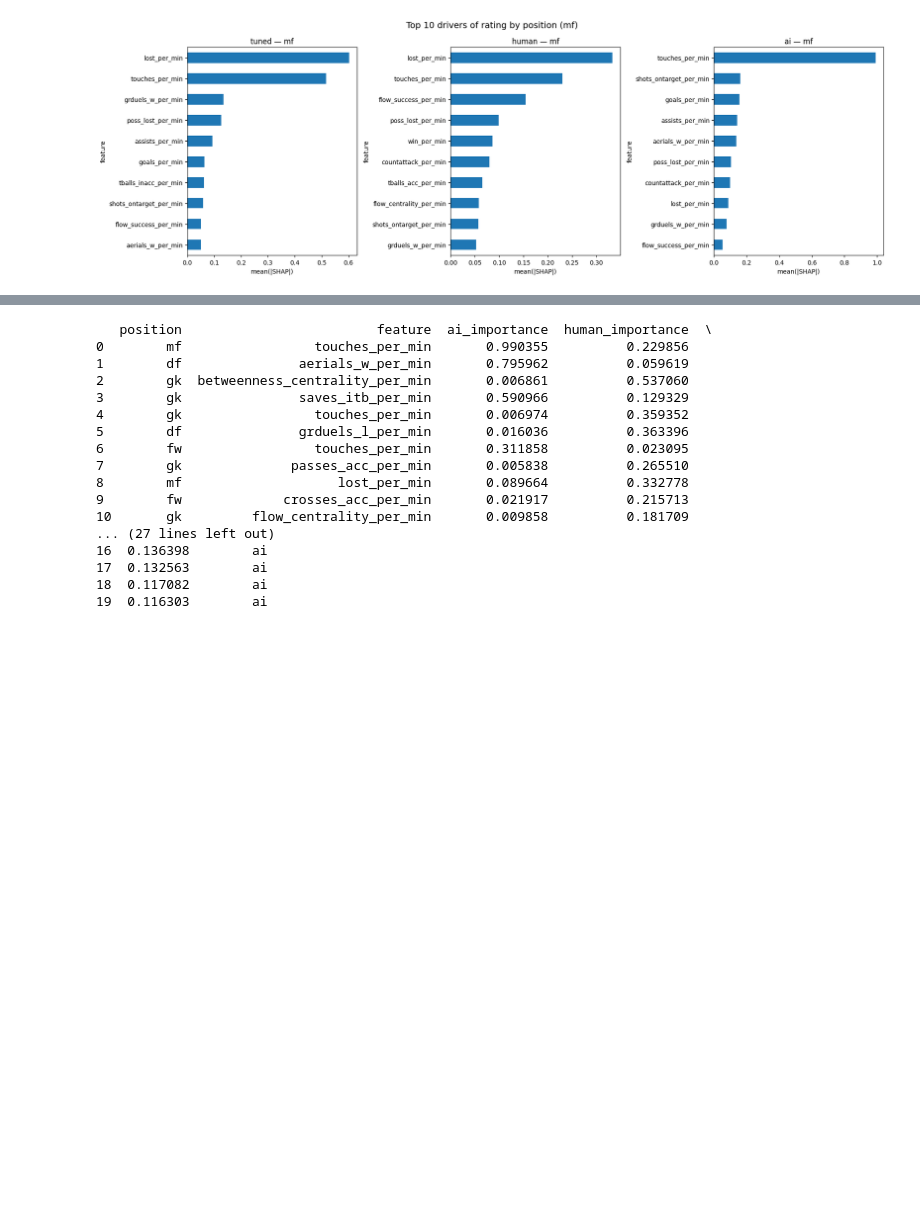
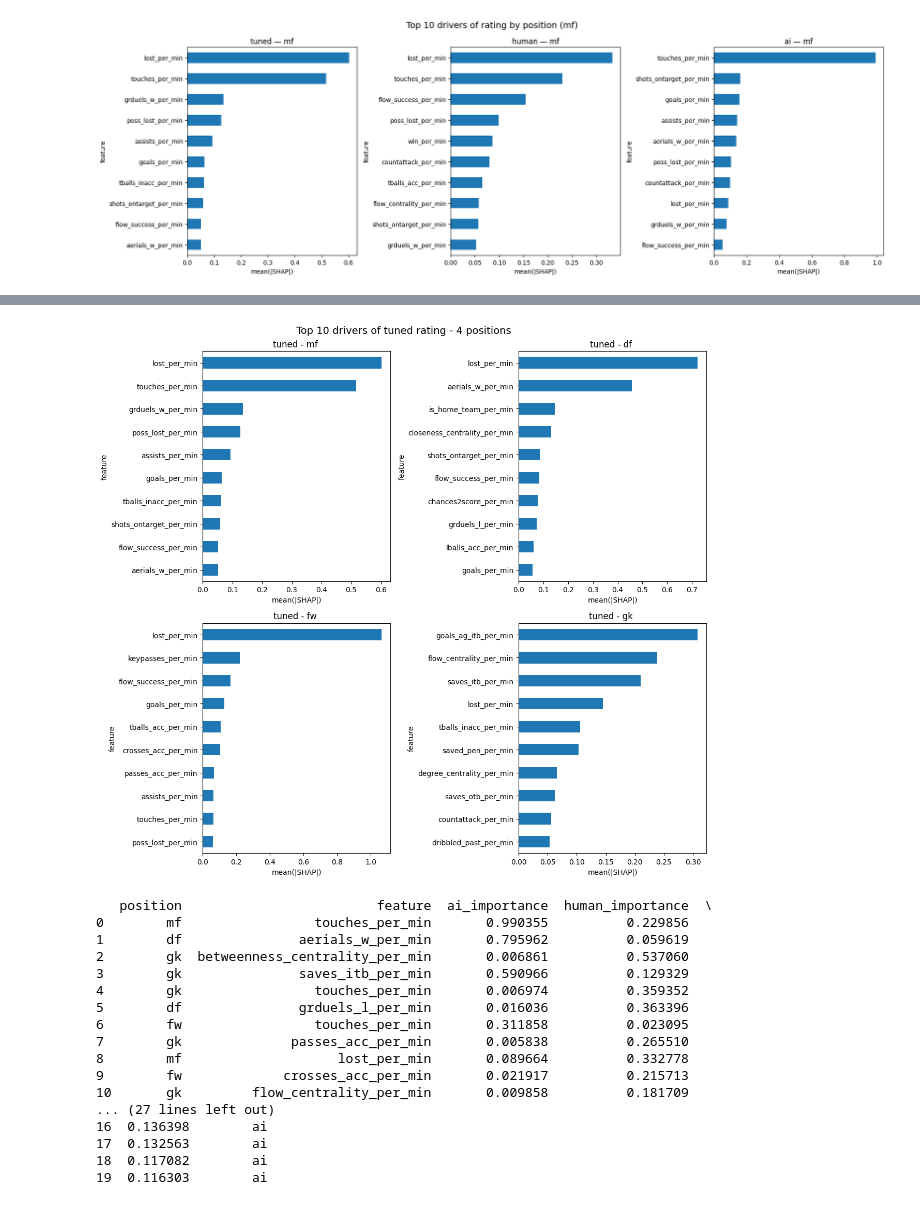
Before and after one commit to AntoineMagninn/GOAL, a Jupyter notebook: notebooks/Answer_analysis.ipynb, the cells around one changed output, grey strips where cells are left out. Saved outputs shown, nothing was run; the diff lists cells and outputs as text; code cells hidden in the pictures; blank space fills up the shorter version.

```diff
--- a/notebooks/Answer_analysis.ipynb
+++ b/notebooks/Answer_analysis.ipynb
@@ -246,3 +298,56 @@ for pos, sys_imps in all_importances.items():
+# %%
+# Tuned SHAP for the 4 most frequent positions (2x2 grid, no saving)
+
+import math
+
+TOP_POSITIONS = 4
+TOP_FEATURES = 10
+MIN_ROWS = 30
+
+# Build tuned-only dataset
+ps_tuned = player_summary[['primary_pos', 'final_rating_tuned'] + feature_cols].copy()
+ps_tuned = ps_tuned.replace([np.inf, -np.inf], np.nan).dropna(subset=['primary_pos'])
+ps_tuned = ps_tuned.dropna(subset=['final_rating_tuned'])
+
+if ps_tuned.empty:
+    print('No rows with final_rating_tuned.')
+else:
+    # Pick top-4 most frequent positions
+    pos_order = ps_tuned['primary_pos'].value_counts().head(TOP_POSITIONS).index.tolist()
+
+    panels = []
+    for pos in pos_order:
+        df_pos = ps_tuned[ps_tuned['primary_pos'] == pos]
+        imp = top_shap_importance(df_pos, 'final_rating_tuned',
+                                  top_n=TOP_FEATURES, min_rows=MIN_ROWS)
+        mean_rt = float(df_pos['final_rating_tuned'].mean()) if not df_pos.empty else float('nan')
+        panels.append((pos, imp, mean_rt))
+
+    # 2x2 grid
+    rows, cols = 2, 2
+    fig, axes = plt.subplots(rows, cols, figsize=(6*cols, 5.5*rows), sharex=False)
+    axes = np.atleast_1d(axes).ravel()
+
+    for ax, (pos, imp, mean_rt) in zip(axes, panels):
+        if imp is not None and not imp.empty:
+            imp.iloc[::-1].plot(kind='barh', ax=ax, color='#1f77b4')
+            ax.set_title(f'tuned - {pos} ')
+            ax.set_xlabel('mean(|SHAP|)')
+            ax.set_ylabel('feature')
+        else:
+            ax.axis('off')
+            ax.set_title(f'tuned - {pos}\n(not enough data)')
+
+    # Hide any unused axes if fewer than 4 positions available
+    for ax in axes[len(panels):]:
+        ax.axis('off')
+
+    fig.suptitle(f'Top {TOP_FEATURES} drivers of tuned rating - 4 positions',
+                 y=0.98, fontsize=14)
+    plt.tight_layout()
+    plt.show()
+# %% [output]
+[figure, added]
 # %%
 # Feature set: per-minute only, exclude time/duration-related and minutesPlayed_total
 all_per_min = [c for c in player_summary.columns if c.endswith('_per_min')]
```
Also changed, not shown: parts of 8 cells of this notebook, 8 other files.
